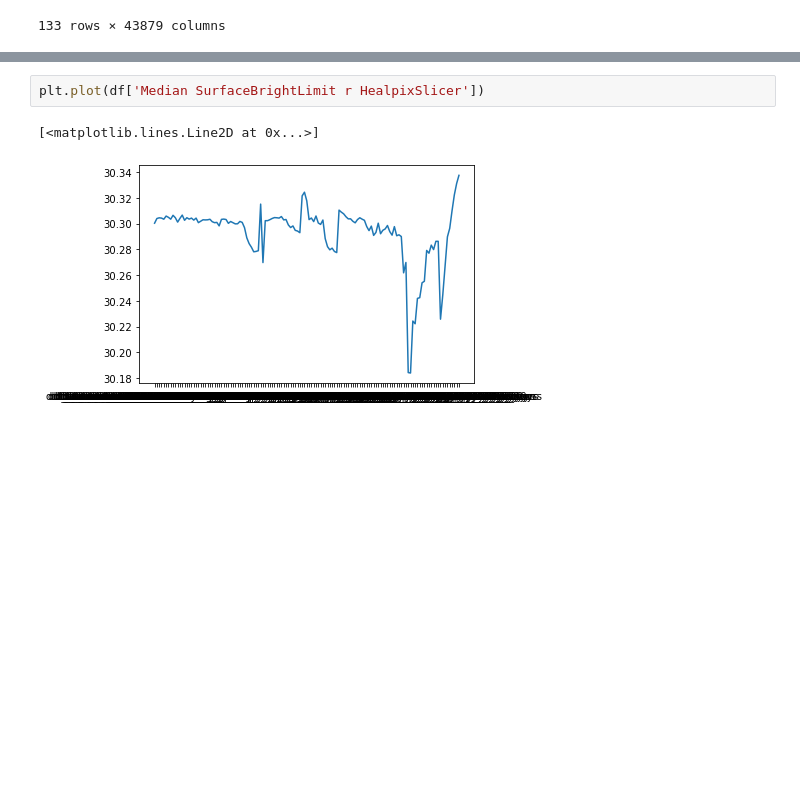
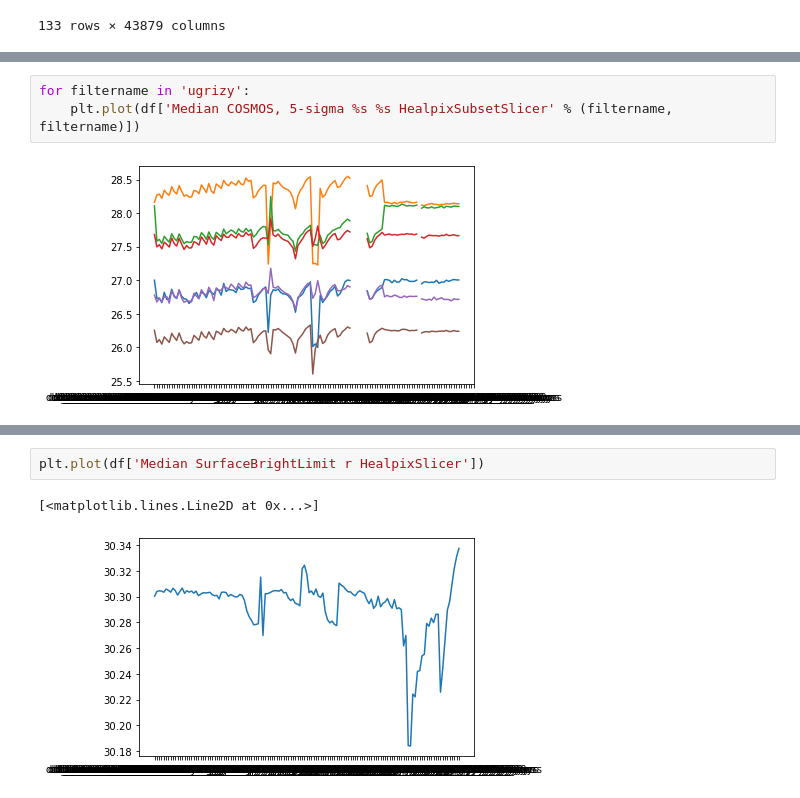
Before and after one commit to lsst-sims/sims_featureScheduler_runs2.1, a Jupyter notebook: maf/combined_look.ipynb, the cells around one changed output, grey strips where cells are left out. Saved outputs shown, nothing was run; the diff lists cells and outputs as text; blank space fills up the shorter version.

```diff
--- a/maf/combined_look.ipynb
+++ b/maf/combined_look.ipynb
@@ -25,0 +47,5 @@ df
+# %%
+for filtername in 'ugrizy':
+    plt.plot(df['Median COSMOS, 5-sigma %s %s HealpixSubsetSlicer' % (filtername, filtername)])
+# %% [output]
+[figure, added]
```
Also changed, not shown: parts of 3 cells of this notebook.
